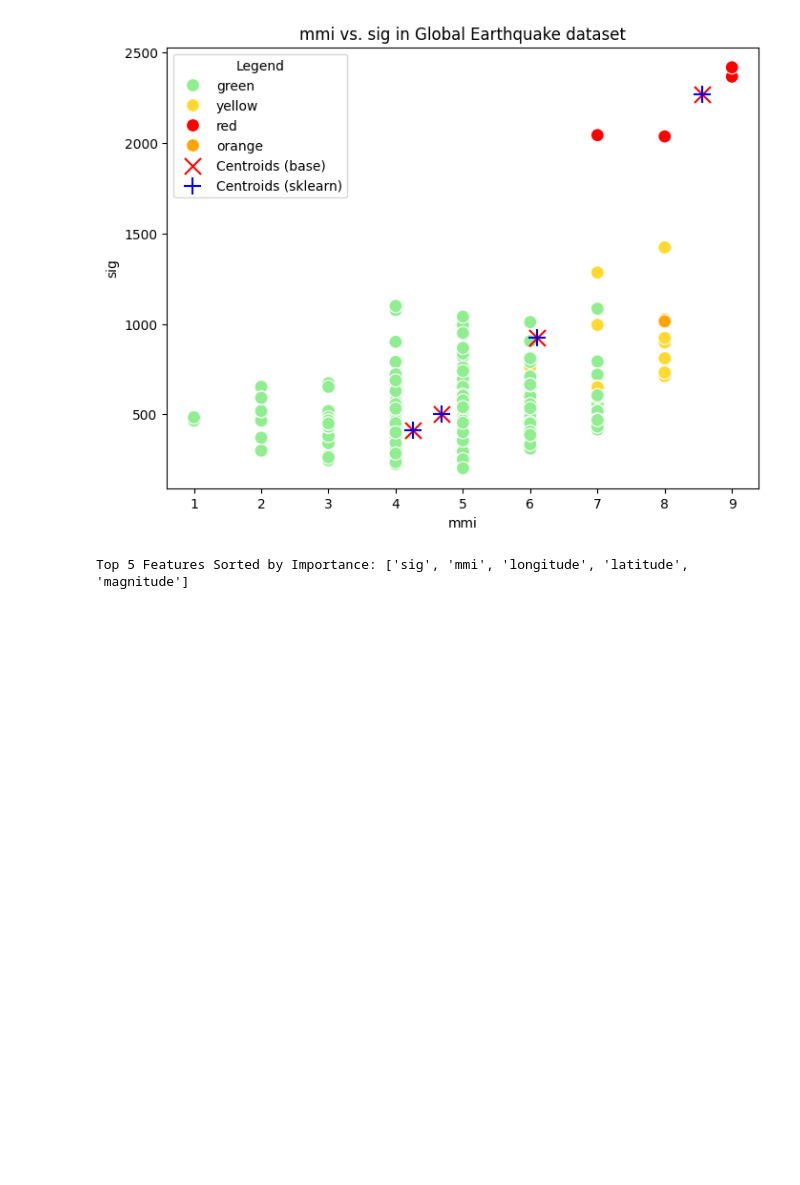
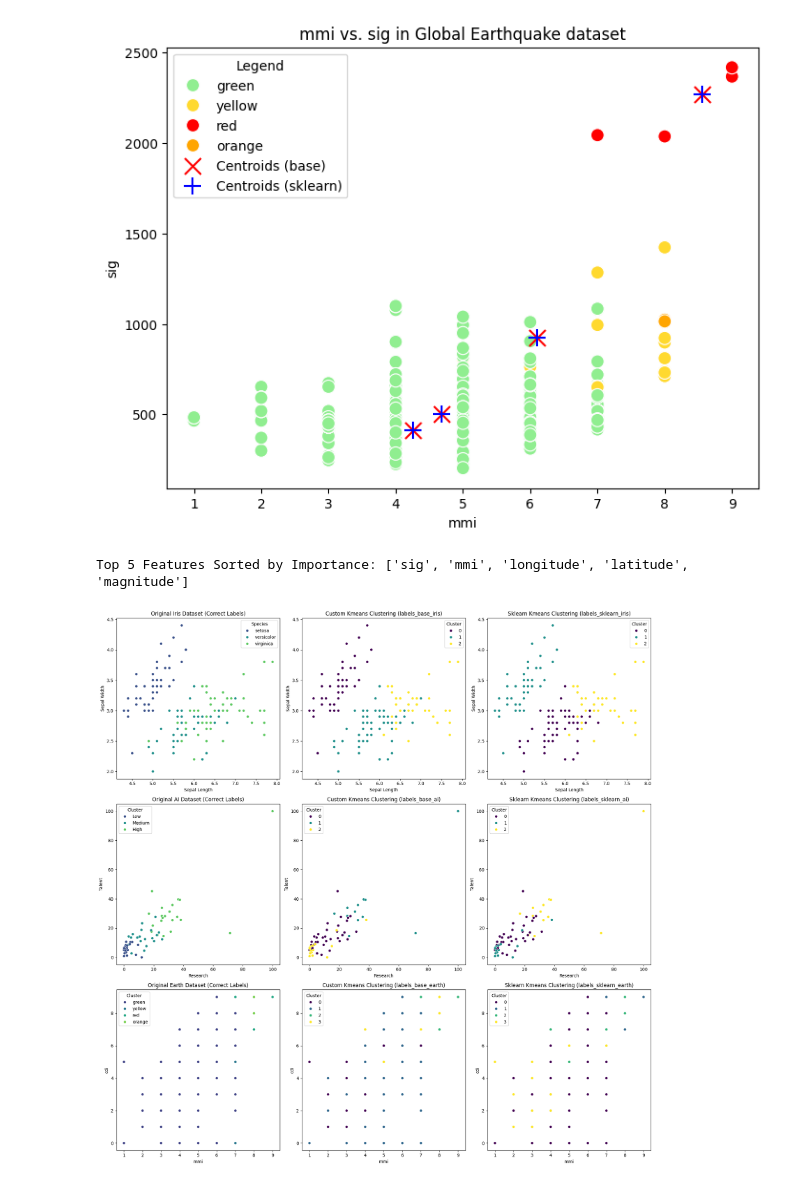
Before and after one commit to mirchandani-mohnish/ClusterMetrics, a Jupyter notebook: kmeans.ipynb, the cells around one changed output. Saved outputs shown, nothing was run; the diff lists cells and outputs as text; code cells hidden in the pictures; blank space fills up the shorter version.

Commit message:
Update: Added metric printing and graph correlation

```diff
--- a/kmeans.ipynb
+++ b/kmeans.ipynb
@@ -281,3 +343,79 @@ top_features = [f[0] for f in feature_ranking[:5]]
 print("Top 5 Features Sorted by Importance:", top_features)
 # %% [output]
 Top 5 Features Sorted by Importance: ['sig', 'mmi', 'longitude', 'latitude', 'magnitude']
+# %%
+import matplotlib.pyplot as plt
+import seaborn as sns
+
+# Create a figure with three subplots
+fig, axes = plt.subplots(3, 3, figsize=(18, 18))
+
+# Plot 1: Original Iris Dataset with Correct Labels
+sns.scatterplot(data=iris, x="sepal_length", y="sepal_width", hue="species", palette="viridis", ax=axes[0][0])
+axes[0][0].set_title("Original Iris Dataset (Correct Labels)")
+axes[0][0].set_xlabel("Sepal Length")
+axes[0][0].set_ylabel("Sepal Width")
+axes[0][0].legend(title="Species")
+
+# Plot 2: Custom DBSCAN Labels (labels_base_iris)
+sns.scatterplot(data=iris, x="sepal_length", y="sepal_width", hue=labels_base_iris, palette="viridis", ax=axes[0][1])
+axes[0][1].set_title("Custom Kmeans Clustering (labels_base_iris)")
+axes[0][1].set_xlabel("Sepal Length")
+axes[0][1].set_ylabel("Sepal Width")
+axes[0][1].legend(title="Cluster")
+
+# Plot 3: Sklearn DBSCAN Labels (labels_sklearn_iris)
+sns.scatterplot(data=iris, x="sepal_length", y="sepal_width", hue=labels_sklearn_iris, palette="viridis", ax=axes[0][2])
+axes[0][2].set_title("Sklearn Kmeans Clustering (labels_sklearn_iris)")
+axes[0][2].set_xlabel("Sepal Length")
+axes[0][2].set_ylabel("Sepal Width")
+axes[0][2].legend(title="Cluster")
+
+# Plot 1: Original Iris Dataset with Correct Labels
+sns.scatterplot(data=ai, x="Research", y="Talent", hue="Total_score_Category", palette="viridis", ax=axes[1][0])
+axes[1][0].set_title("Original AI Dataset (Correct Labels)")
+axes[1][0].set_xlabel("Research")
+axes[1][0].set_ylabel("Talent")
+axes[1][0].legend(title="Cluster")
+
+# Plot 2: Custom OPTICS Labels (labels_base_ai)
+sns.scatterplot(data=ai, x="Research", y="Talent", hue=labels_base_ai, palette="viridis", ax=axes[1][1])
+axes[1][1].set_title("Custom Kmeans Clustering (labels_base_ai)")
+axes[1][1].set_xlabel("Research")
+axes[1][1].set_ylabel("Talent")
+axes[1][1].legend(title="Cluster")
+
+# Plot 3: Sklearn OPTICS Labels (labels_sklearn_ai)
+sns.scatterplot(data=ai, x="Research", y="Talent", hue=labels_sklearn_ai, palette="viridis", ax=axes[1][2])
+axes[1][2].set_title("Sklearn Kmeans Clustering (labels_sklearn_ai)")
+axes[1][2].set_xlabel("Research")
+axes[1][2].set_ylabel("Talent")
+axes[1][2].legend(title="Cluster")
+
+
+# Plot 1: Original Iris Dataset with Correct Labels
+sns.scatterplot(data=earthquakes, x="mmi", y="cdi", hue="alert", palette="viridis", ax=axes[2][0])
+axes[2][0].set_title("Original Earth Dataset (Correct Labels)")
+axes[2][0].set_xlabel("mmi")
+axes[2][0].set_ylabel("cdi")
+axes[2][0].legend(title="Cluster")
+
+# Plot 2: Custom DBSCAN Labels (labels_base_ai)
+sns.scatterplot(data=earthquakes, x="mmi", y="cdi", hue=labels_base_earth, palette="viridis", ax=axes[2][1])
+axes[2][1].set_title("Custom Kmeans Clustering (labels_base_earth)")
+axes[2][1].set_xlabel("mmi")
+axes[2][1].set_ylabel("cdi")
+axes[2][1].legend(title="Cluster")
+
+# Plot 3: Sklearn DBSCAN Labels (labels_sklearn_ai)
+sns.scatterplot(data=earthquakes, x="mmi", y="cdi", hue=labels_sklearn_earth, palette="viridis", ax=axes[2][2])
+axes[2][2].set_title("Sklearn Kmeans Clustering (labels_sklearn_earth)")
+axes[2][2].set_xlabel("mmi")
+axes[2][2].set_ylabel("cdi")
+axes[2][2].legend(title="Cluster")
+
+# Adjust layout and display the plot
+plt.tight_layout()
+plt.show()
+# %% [output]
+[figure, added]
```
Also changed, not shown: parts of 7 cells of this notebook.
